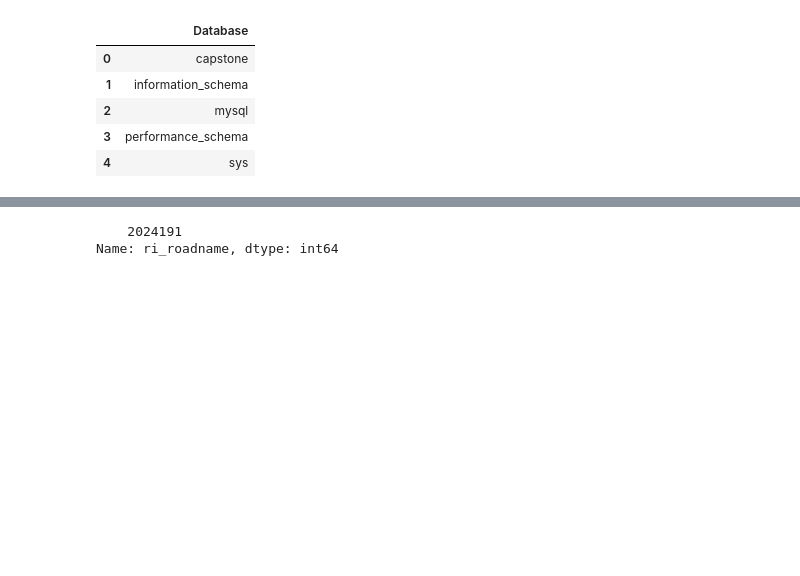
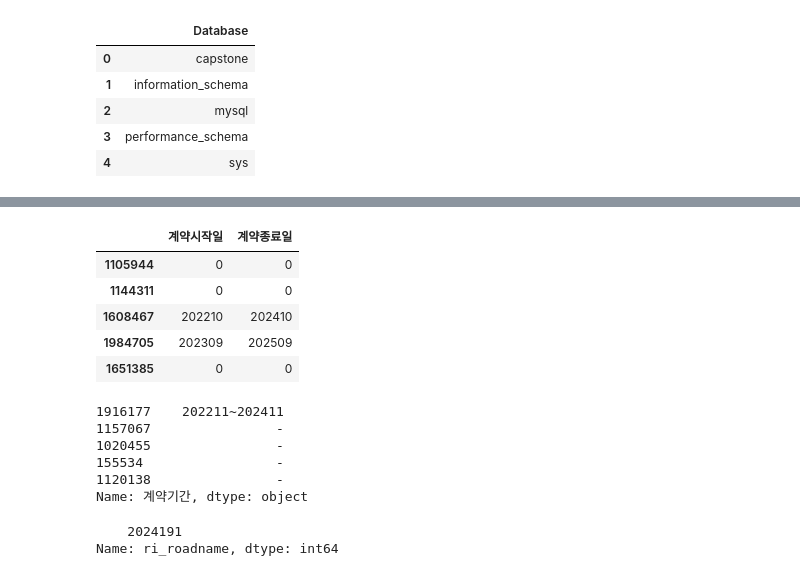
Before and after one commit to CSID-DGU/2023-2-DSC4007-07-MatDongSan, a Jupyter notebook: rent_price_insert.ipynb, the cells around one changed output, grey strips where cells are left out. Drawn from its saved outputs; the diff is of its cells as text; code cells hidden in the pictures; blank space fills up the shorter version.

```diff
--- a/rent_price_insert.ipynb
+++ b/rent_price_insert.ipynb
@@ -125,0 +213,2 @@ yeon[["sido", "sigungu", "ilbangu", "eupmyeondong", "ri_roadname"]] = [parse(yeo
+# %%
+apt.replace({'계약기간' : {'-' : '0~0'}},inplace=True) # 공란 값 변경
@@ -126,3 +250,23 @@ yeon[["sido", "sigungu", "ilbangu", "eupmyeondong", "ri_roadname"]] = [parse(yeo
+# %%
+apt[['계약시작일','계약종료일']] = apt['계약기간'].str.split("~", expand = True)
+# %%
+apt[['계약시작일','계약종료일']].sample(5)
+# %% [output]
+|  | 계약시작일 | 계약종료일 |
+| 1105944 | 0 | 0 |
+| 1144311 | 0 | 0 |
+| 1608467 | 202210 | 202410 |
+| 1984705 | 202309 | 202509 |
+| 1651385 | 0 | 0 |
+# %%
+apt.sample(5)['계약기간'] #1916178
+# %% [output]
+1916177    202211~202411
+1157067                -
+1020455                -
+155534                 -
+1120138                -
+Name: 계약기간, dtype: object
 # %%
 apt[["sido", "sigungu", "ilbangu", "eupmyeondong", "ri_roadname"]]
 # %% [output]
```
Also changed, not shown: parts of 23 cells of this notebook, 1 other file.
